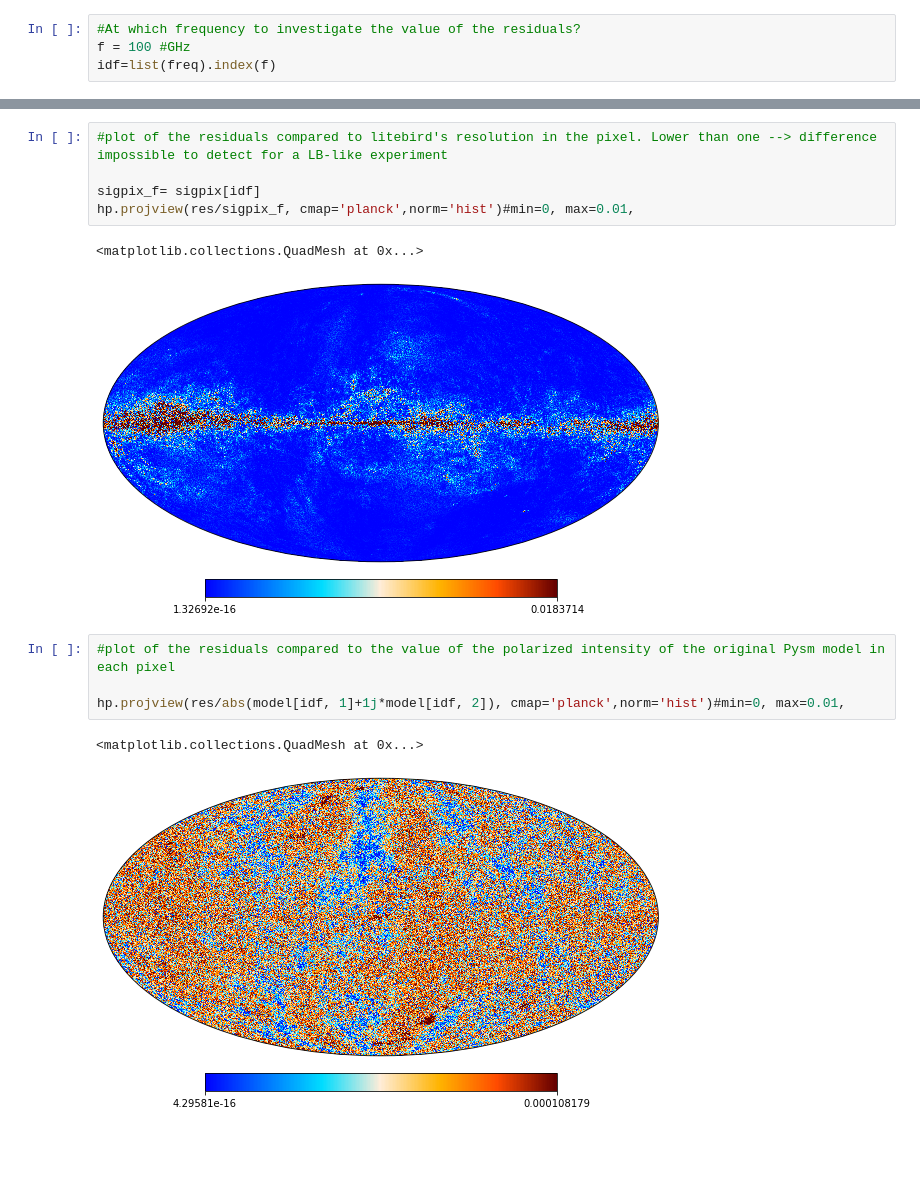
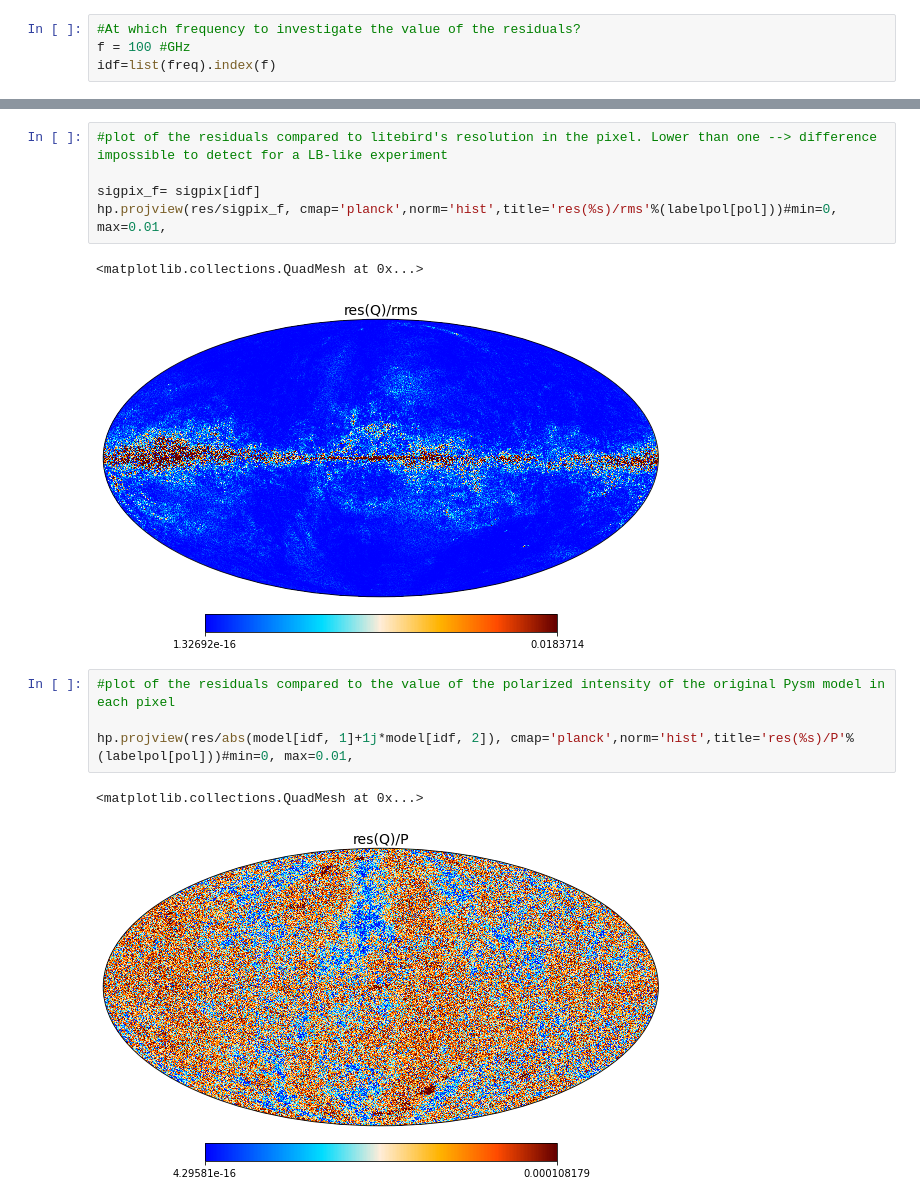
Before and after one commit to LeoVacher/moments_for_panex, a Jupyter notebook: Reproduce_any_Pysm_model.ipynb, the cells around one changed output, grey strips where cells are left out. Saved outputs shown, nothing was run; the diff lists cells and outputs as text; blank space fills up the shorter version.

```diff
--- a/Reproduce_any_Pysm_model.ipynb
+++ b/Reproduce_any_Pysm_model.ipynb
@@ -170,15 +190,15 @@ hp.projview(np.log10(abs(res/modelmoms[i,idf,pol])), cmap='planck',norm='hist')#
 # %%
 #plot of the residuals compared to litebird's resolution in the pixel. Lower than one --> difference impossible to detect for a LB-like experiment
 
 sigpix_f= sigpix[idf]
-hp.projview(res/sigpix_f, cmap='planck',norm='hist')#min=0, max=0.01,
+hp.projview(res/sigpix_f, cmap='planck',norm='hist',title='res(%s)/rms'%(labelpol[pol]))#min=0, max=0.01,
 # %% [output]
 <matplotlib.collections.QuadMesh at 0x...>
-[figure, old version]
+[figure, new version]
 # %%
 #plot of the residuals compared to the value of the polarized intensity of the original Pysm model in each pixel
 
-hp.projview(res/abs(model[idf, 1]+1j*model[idf, 2]), cmap='planck',norm='hist')#min=0, max=0.01,
+hp.projview(res/abs(model[idf, 1]+1j*model[idf, 2]), cmap='planck',norm='hist',title='res(%s)/P'%(labelpol[pol]))#min=0, max=0.01,
 # %% [output]
 <matplotlib.collections.QuadMesh at 0x...>
-[figure, old version]
+[figure, new version]
```
Also changed, not shown: parts of 10 cells of this notebook, 1 other file.
